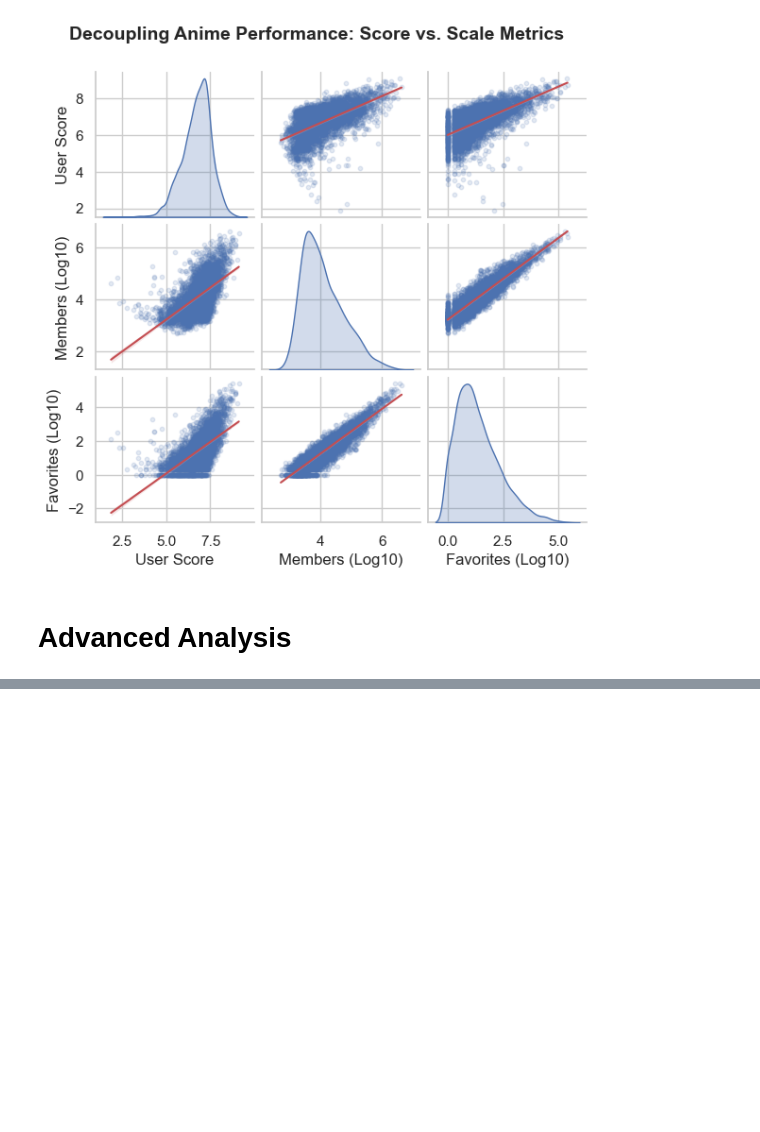
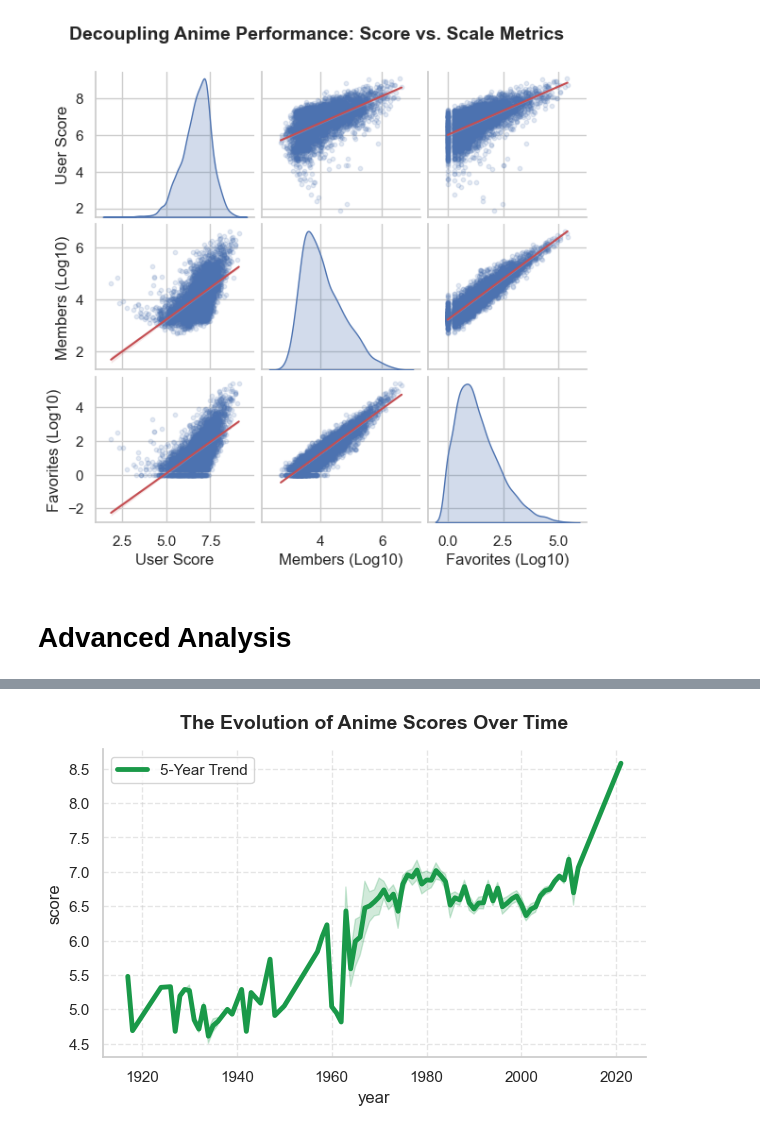
Before and after one commit to AZysk0/anime-data-analysis, a Jupyter notebook: anime_analysis_tasks.ipynb, the cells around one changed output, grey strips where cells are left out. Cells and saved outputs as stored; diff of their text form; code cells hidden in the pictures; blank space fills up the shorter version.

```diff
--- a/anime_analysis_tasks.ipynb
+++ b/anime_analysis_tasks.ipynb
@@ -938,0 +903,34 @@ underrated_anime
+# %%
+# 29. Analyze how anime scores changed over years.
+# group by year -> mean
+# group by year bins -> mean / score?
+# each year -> each score (which sucks)
+# any other ideas?
+
+smoothed_score = anime_df.groupby('year')['score'].transform(
+    lambda x: x.rolling(window=5, min_periods=1, center=True).mean()
+)
+
+# yearly_averages = anime_df.groupby('year')['score'].mean().reset_index()
+# yearly_averages
+plt.figure(figsize=(7, 4))
+
+sns.lineplot(
+    data=anime_df,
+    x="year",               # The column for your horizontal time axis
+    y=smoothed_score,              # The column for your vertical average score axis
+    color="#1A9949",       # A vibrant, eye-catching neon orange/red
+    linewidth=3.5,         # Thicker line so it jumps off the screen
+    marker="",            # Adds distinct dots on each year point
+    markersize=6,          # Makes those dots visible
+    markerfacecolor="white", # Contrasting center for the dots
+    markeredgewidth=2,     # Crisp border around the dots
+    label="5-Year Trend"
+)
+
+# Clean up the chart junk
+plt.title("The Evolution of Anime Scores Over Time", fontsize=14, pad=15, weight='bold')
+plt.grid(True, linestyle="--", alpha=0.5) # Soft background grid lines
+sns.despine() # Removes the top and right border lines
+# %% [output]
+[figure, added]
```
Also changed, not shown: parts of 10 cells of this notebook.
